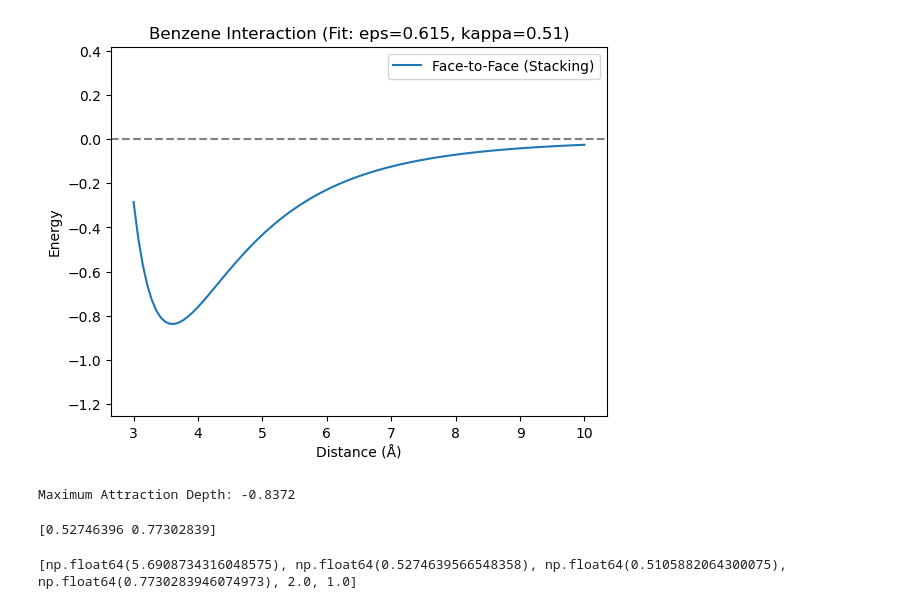
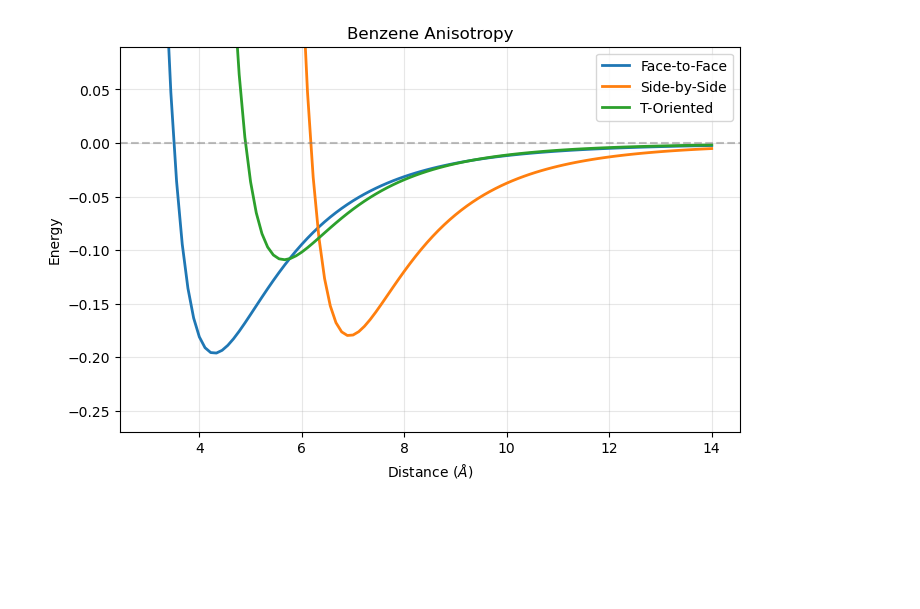
Before and after one commit to ortengren/as_mc, a Jupyter notebook: fitting_gb.ipynb, the cells around one changed output. Saved outputs shown, nothing was run; the diff lists cells and outputs as text; code cells hidden in the pictures; blank space fills up the shorter version.

Commit message:
Adding quadrupole potential and fitting parameters

```diff
--- a/fitting_gb.ipynb
+++ b/fitting_gb.ipynb
@@ -30,3 +8,0 @@ print(np.shape(input_matrices))
-# %%
-sigma0 = 5.6908734316048575
-kappa = 0.5105882064300075
@@ -72,0 +242,26 @@ IndexError: index 3 is out of bounds for axis 0 with size 3
+# %%
+u2 = np.array([0, 1, 0])
+
+gb_t_energies = []
+qq_t_energies = []
+t_energies = []
+
+for d in distances:
+    r = np.array([0, 0, d])
+    gb_e = gb(u1, u2, r, popt[0], popt[1], popt[2], popt[3], popt[4], popt[5])
+    qq_e = quadrupole(u1, u2, r, popt[6])
+    gb_t_energies.append(gb_e)
+    qq_t_energies.append(qq_e)
+    t_energies.append(gb_e + qq_e)
+
+# plot T energy
+plt.plot(distances, t_energies, label='Net Energy')
+plt.plot(distances, qq_t_energies, label='Quadrupole Energy')
+plt.plot(distances, gb_t_energies, label='GB Energy')
+plt.axhline(0, color='gray', linestyle='--')
+plt.ylim(min(t_energies)*1.5, abs(min(t_energies))*0.5)
+plt.xlabel('Distance (Å)')
+plt.ylabel('Energy')
+plt.title(f'Benzene T-Oriented Energy')
+plt.legend()
+plt.show()
@@ -73,16 +270,16 @@ IndexError: index 3 is out of bounds for axis 0 with size 3
 # %%
-plt.plot(distances, energies, label='Face-to-Face (Stacking)')
-plt.axhline(0, color='gray', linestyle='--')
-plt.ylim(min(energies)*1.5, abs(min(energies))*0.5)
-plt.xlabel('Distance (Å)')
+plt.figure(figsize=(8, 5))
+plt.plot(distances, face_energies, label='Face-to-Face', linewidth=2)
+plt.plot(distances, edge_energies, label='Side-by-Side', linewidth=2)
+plt.plot(distances, t_energies, label='T-Oriented', linewidth=2)
+
+plt.axhline(0, color='gray', linestyle='--', alpha=0.5)
+plt.ylim(min(edge_energies)*1.5, abs(min(edge_energies))*0.5)
+plt.xlabel(r'Distance ($\AA$)')
 plt.ylabel('Energy')
-plt.title(f'Benzene Interaction (Fit: eps={popt[1]:.3f}, kappa={popt[2]:.2f})')
+plt.title(f'Benzene Anisotropy')
 plt.legend()
+plt.grid(True, alpha=0.3)
 plt.show()
 # %% [output]
-[figure, old version]
+[figure, new version]
-# %%
-min_energy = min(energies)
-print(f"Maximum Attraction Depth: {min_energy:.4f}")
-# %% [output]
-Maximum Attraction Depth: -0.8372
@@ -100,19 +285,0 @@ bounds_e = ([1., 0.], [5., np.inf])
-# %%
-popt_e, pcov_e = curve_fit(
-    energy_fit_wrapper,
-    input_matrices,
-    ydata,
-    p0=p0_e,
-    bounds=bounds_e,
-    maxfev=50_000,
-    loss="soft_l1",
-    f_scale=0.5
-)
-print(popt_e)
-# %% [output]
-[0.52746396 0.77302839]
-# %%
-param_fit = [opt_sigma0, popt_e[0], opt_kappa, popt_e[1], fixed_mu, fixed_nu]
-print(param_fit)
-# %% [output]
-[np.float64(5.6908734316048575), np.float64(0.5274639566548358), np.float64(0.5105882064300075), np.float64(0.7730283946074973), 2.0, 1.0]
```
Also changed, not shown: parts of 20 cells of this notebook, 2 other files.
